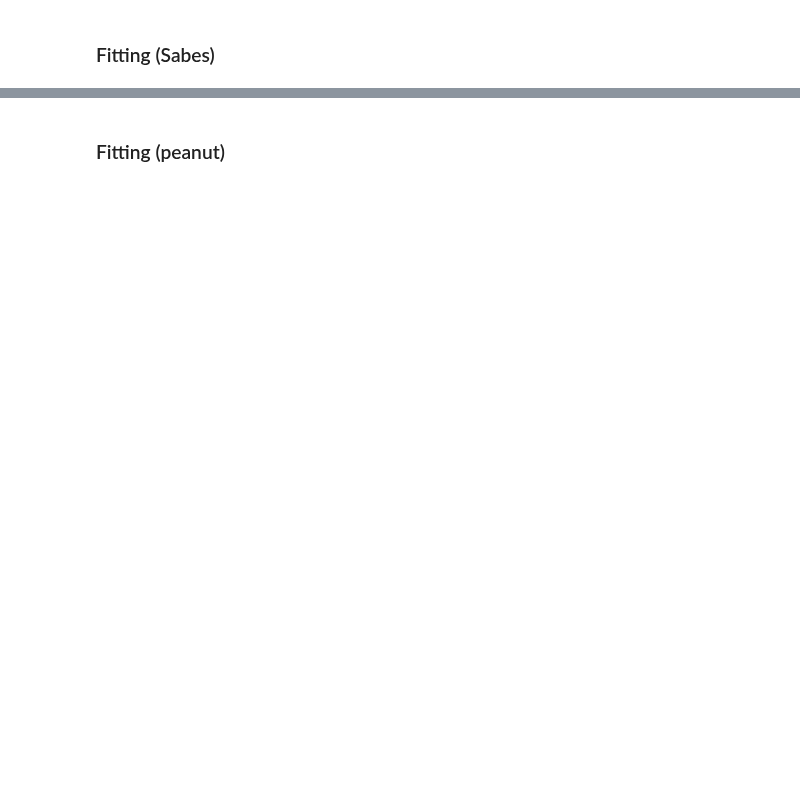
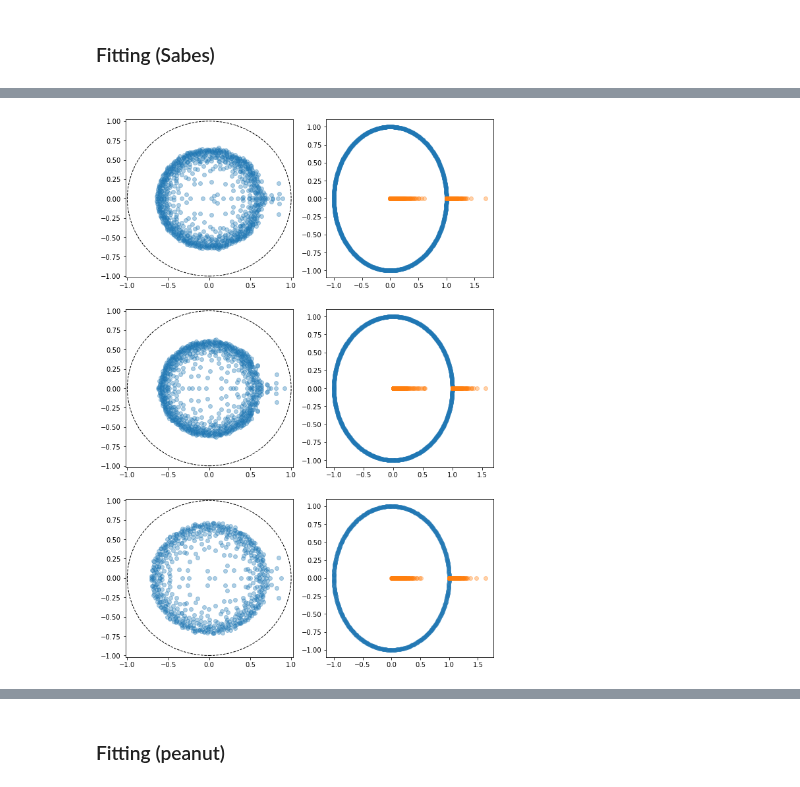
Before and after one commit to BouchardLab/FCCA_analysis, a Jupyter notebook: notebooks/final/Fig2.ipynb, the cells around one changed output, grey strips where cells are left out. Saved outputs shown, nothing was run; the diff lists cells and outputs as text; code cells hidden in the pictures; blank space fills up the shorter version.

```diff
--- a/notebooks/final/Fig2.ipynb
+++ b/notebooks/final/Fig2.ipynb
@@ -227,0 +144,25 @@ array([28.63531864, 28.60276422, 37.42693224, 56.22008037, 78.1036549 ])
+# %%
+# Plot the spectra for the VAR(5) models, as well as their polar decomposition
+cmaphelper = MplColorHelper('winter', np.log(levels[0]), 10 * np.log(levels[-1]))
+
+# Eventually need to refit on the whole dataset
+fig, ax = plt.subplots(3, 2, figsize=(10, 15))
+best_folds = [2, 4, 2]
+for i, data_file in enumerate(data_files):
+    df_ = apply_df_filters(indy_df, data_file=data_file, fold_idx = best_folds[i], order=5)
+    A = form_companion(df_.iloc[0]['coef'])
+    eig, _ = np.linalg.eig(A)
+    circle1 = plt.Circle((0, 0), 1, color='k', fill=False, linestyle='--')
+    ax[i, 0].scatter(np.real(eig), np.imag(eig), alpha=0.35)
+    ax[i, 0].add_patch(circle1)
+    ax[i, 0].set_xlim([-1.02, 1.02])
+    ax[i, 0].set_ylim([-1.02, 1.02])
+
+    U, P = scipy.linalg.polar(A)
+    eig1, _ = np.linalg.eig(U)
+    eig2, _ = np.linalg.eig(P)
+
+    ax[i, 1].scatter(np.real(eig1), np.imag(eig1), alpha=0.35)
+    ax[i, 1].scatter(np.real(eig2), np.imag(eig2), alpha=0.35)
+# %% [output]
+[figure, added]
```
Also changed, not shown: parts of 45 cells of this notebook, 5 other files.
